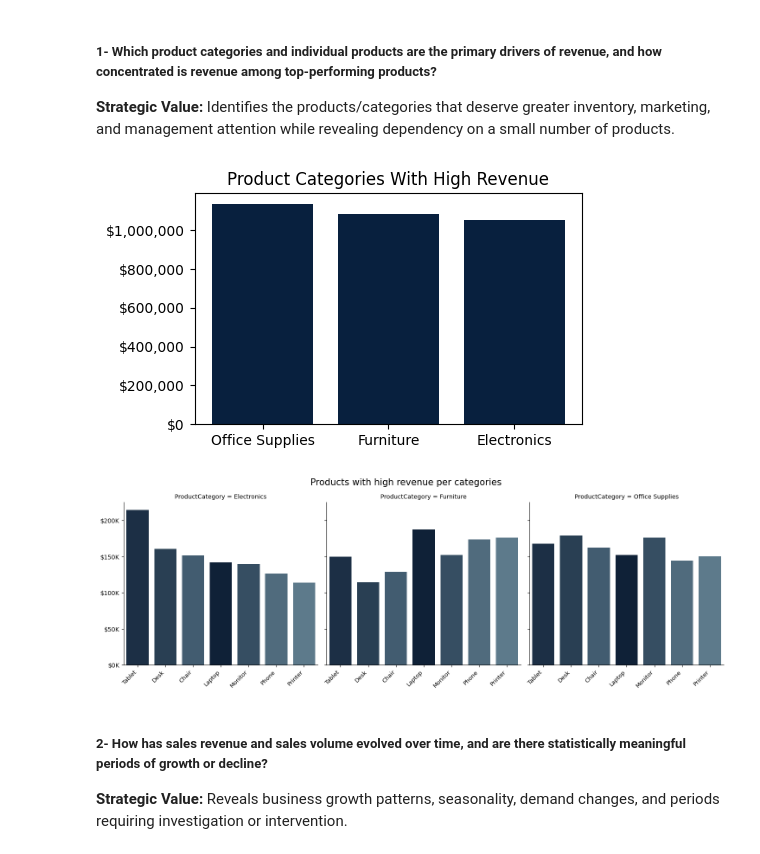
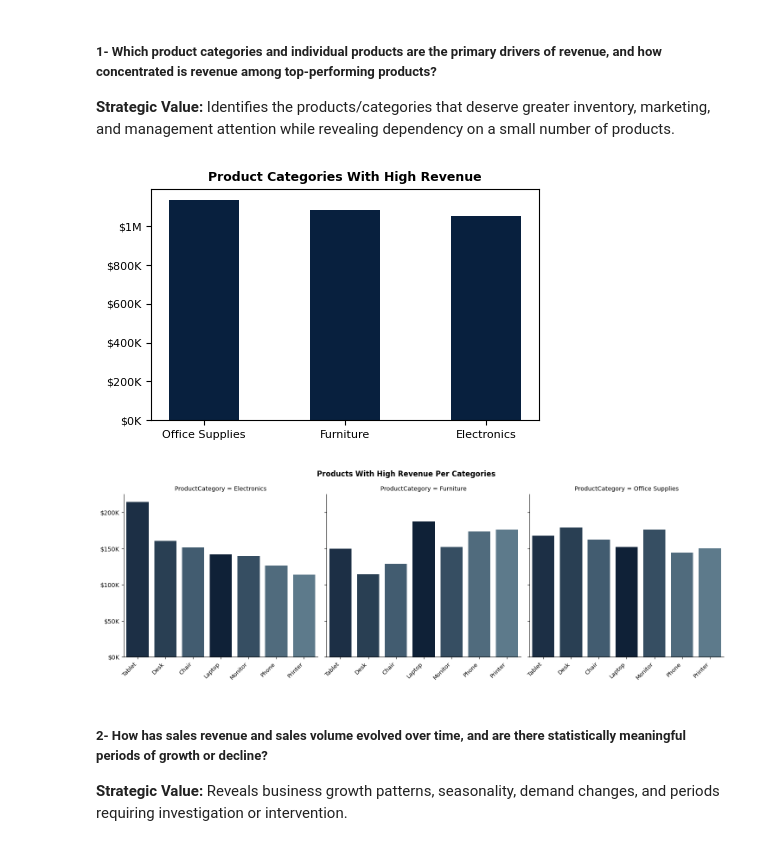
Before and after one commit to MMosayebi/Work-samples, a Jupyter notebook: Customer-Purchase-History/Customer-Purchase-History.ipynb, the cells around one changed output. Saved outputs shown, nothing was run; the diff lists cells and outputs as text; code cells hidden in the pictures.

Commit message:
Sales Performance & Revenue
Finished first question which related to Revenie "Sales Performance & Revenue"

```diff
--- a/Customer-Purchase-History/Customer-Purchase-History.ipynb
+++ b/Customer-Purchase-History/Customer-Purchase-History.ipynb
@@ -77,17 +80,26 @@ Name: count, dtype: int64
 # %%
 product_category = df.groupby(["ProductCategory"],as_index=False)["TotalPrice"].sum()
 product_category = product_category.sort_values(by="TotalPrice",ascending=False).reset_index(drop=True)
 # product_category["RevenueShare"] = (product_category["TotalPrice"] / np.sum(product_category["TotalPrice"]))*100
 
 plt.figure(figsize=(5,3))
-plt.bar(product_category["ProductCategory"],product_category["TotalPrice"],color="#08203E")
-plt.title("Product Categories With High Revenue")
+plt.bar(product_category["ProductCategory"],product_category["TotalPrice"],color="#08203E",width=0.5)
+plt.title("Product Categories With High Revenue",fontsize=9,fontweight='bold')
 plt.gcf().axes[0].yaxis.get_major_formatter().set_scientific(False)
-plt.gca().yaxis.set_major_formatter(FuncFormatter(lambda x, pos: f'${x:,.0f}'))
+plt.gca().yaxis.set_major_formatter(FuncFormatter(
+        lambda x, pos: (
+            f'${x/1_000_000:g}M' if x >= 1_000_000
+            else f'${x/1_000:,.0f}K'
+        )
+    )
+)
+plt.xticks(fontsize=8)
+plt.yticks(fontsize=8)
 
+plt.savefig('plots/Sales Performance & Revenue/Question 01/Product Categories With High Revenue.png')
 plt.show()
 # %% [output]
-[figure, old version]
+[figure, new version]
 # %%
 product = df.groupby(["ProductCategory","Product"], as_index=False)["TotalPrice"].sum()
 product = product.sort_values(by=["ProductCategory","TotalPrice"], ascending=[True,False]).reset_index(drop=True)
@@ -114,13 +126,13 @@ ax.set_xlabels("")
 ax.set_ylabels("")
 ax.set_xticklabels(fontsize=9.5, rotation=45, horizontalalignment='right')
 ax.fig.subplots_adjust(top=0.87)
-ax.fig.suptitle('Products with high revenue per categories', fontsize=15)
+ax.fig.suptitle('Products With High Revenue Per Categories',fontsize=12,fontweight='bold')
 
-plt.savefig('plots/Sales Performance & Revenue/Question 01/Products with high revenue per categories.png')
+plt.savefig('plots/Sales Performance & Revenue/Question 01/Products With High Revenue Per Categories.png')
 
 plt.show()
 # %% [output]
-[figure, old version]
+[figure, new version]
 # %% [markdown]
 ##### 2- How has sales revenue and sales volume evolved over time, and are there statistically meaningful periods of growth or decline?
 
```
Also changed, not shown: parts of 8 cells of this notebook, 10 other files.
